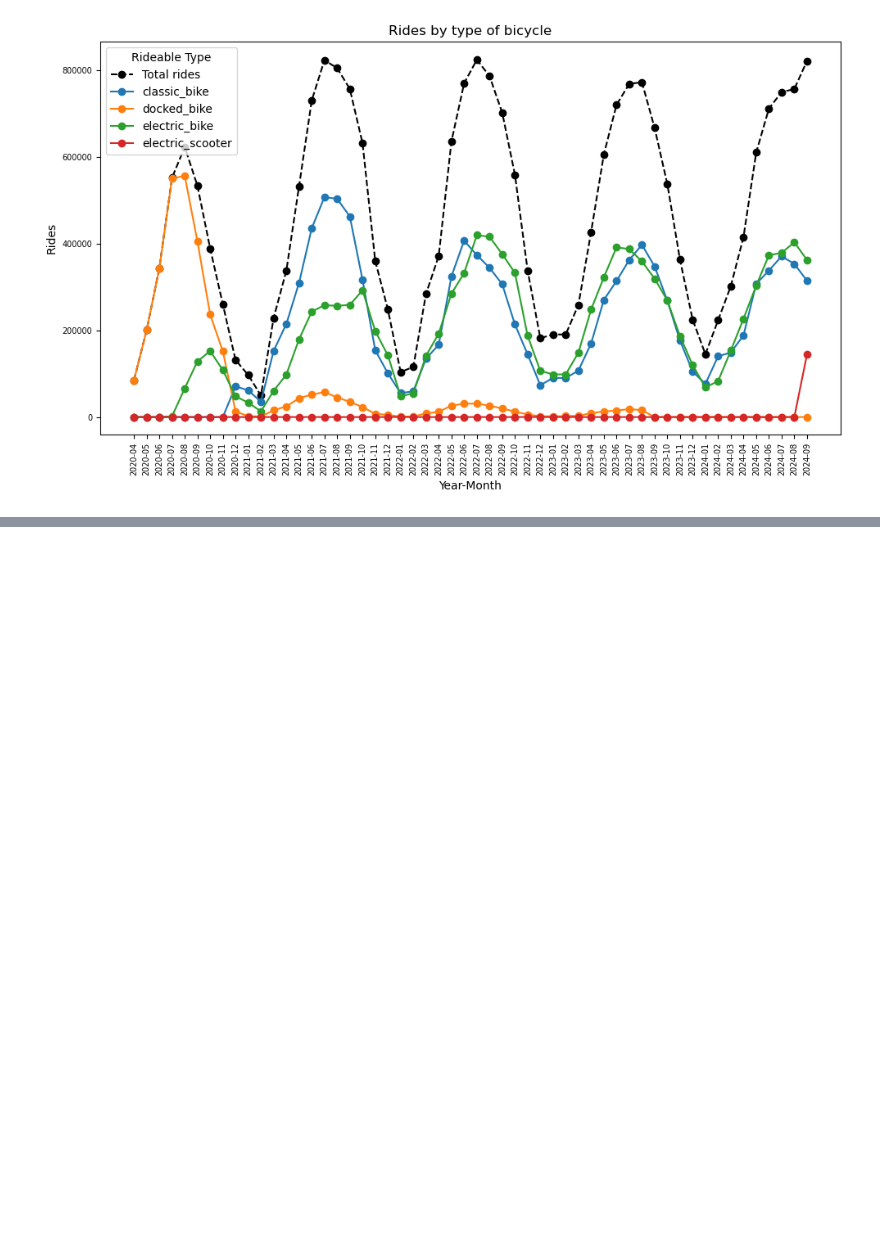
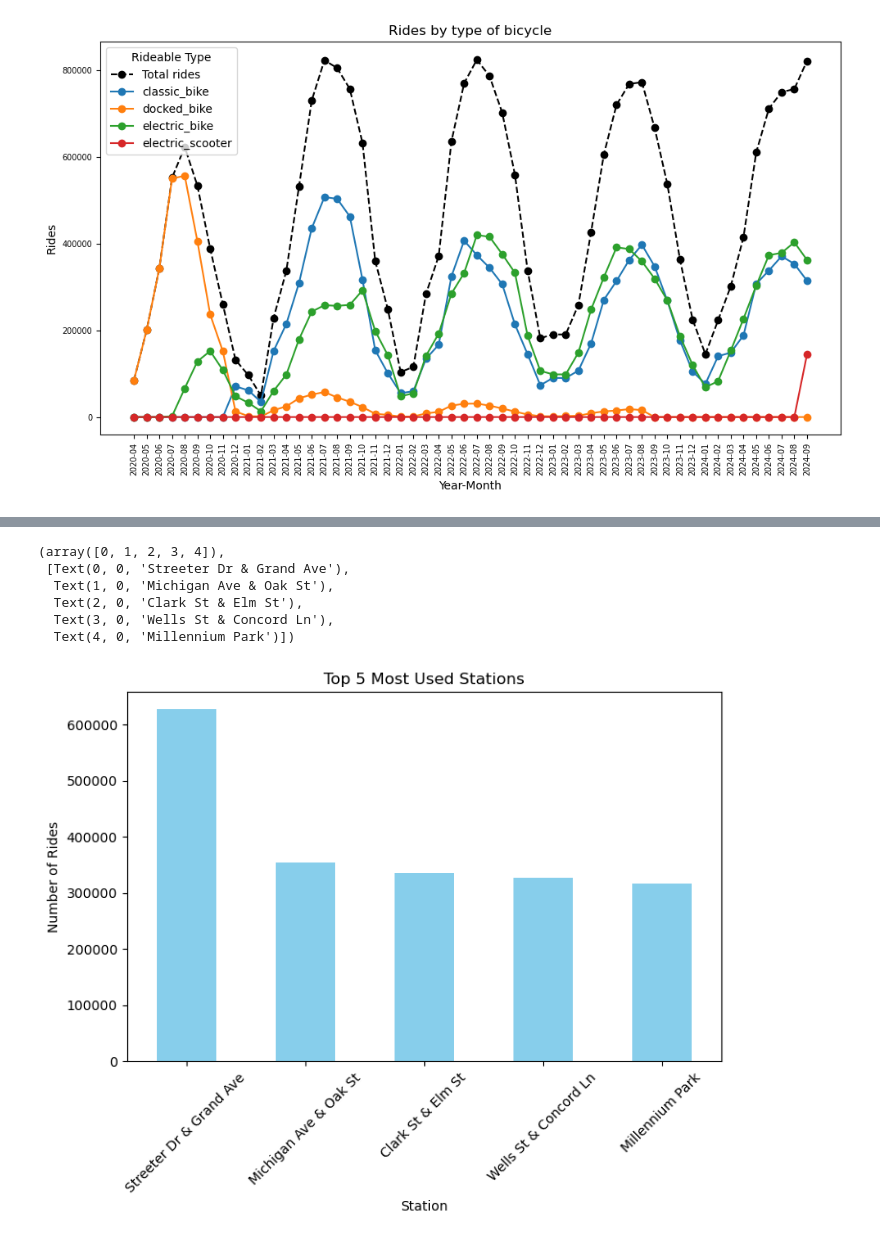
Before and after one commit to Jetty2307/Chicago-BikeSharing, a Jupyter notebook: Chicago_bikes_main.ipynb, the cells around one changed output, grey strips where cells are left out. Cells and saved outputs as stored; diff of their text form; code cells hidden in the pictures; blank space fills up the shorter version.

```diff
--- a/Chicago_bikes_main.ipynb
+++ b/Chicago_bikes_main.ipynb
@@ -155,0 +185,23 @@ plt.show()
+# %%
+combined_stations = pd.concat([df['start_station_name'], df['end_station_name']])
+
+station_counts = combined_stations.value_counts()
+station_counts_5 = combined_stations.value_counts().nlargest(5)
+
+# Plot the top 5 stations as a bar plot
+plt.figure(figsize=(8, 5))
+station_counts_5.plot(kind='bar', color='skyblue')
+
+# Add labels and title
+plt.xlabel('Station')
+plt.ylabel('Number of Rides')
+plt.title('Top 5 Most Used Stations')
+plt.xticks(rotation=45)
+# %% [output]
+(array([0, 1, 2, 3, 4]),
+ [Text(0, 0, 'Streeter Dr & Grand Ave'),
+  Text(1, 0, 'Michigan Ave & Oak St'),
+  Text(2, 0, 'Clark St & Elm St'),
+  Text(3, 0, 'Wells St & Concord Ln'),
+  Text(4, 0, 'Millennium Park')])
+[figure, added]
```
Also changed, not shown: parts of 18 cells of this notebook.
